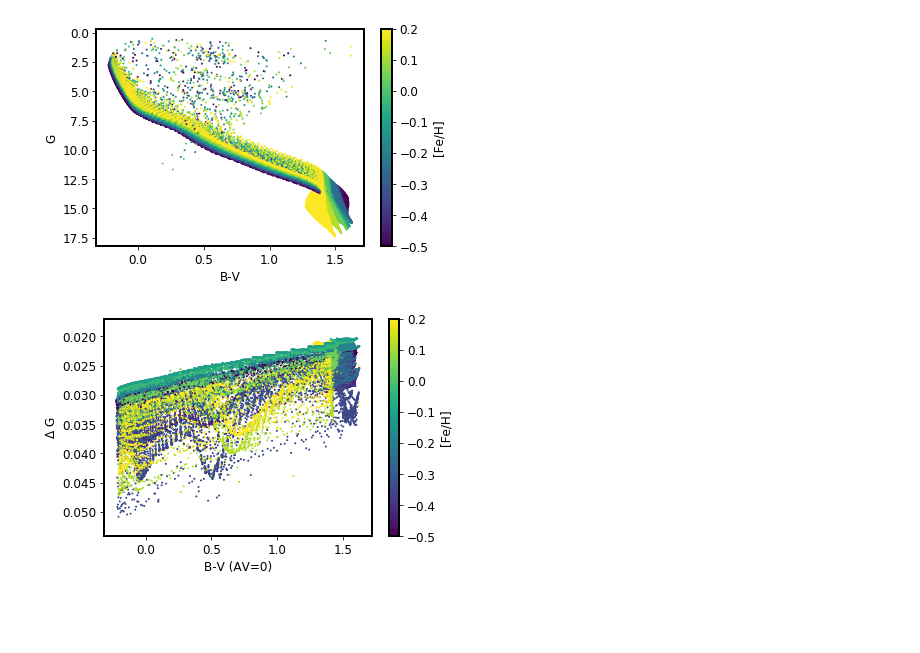
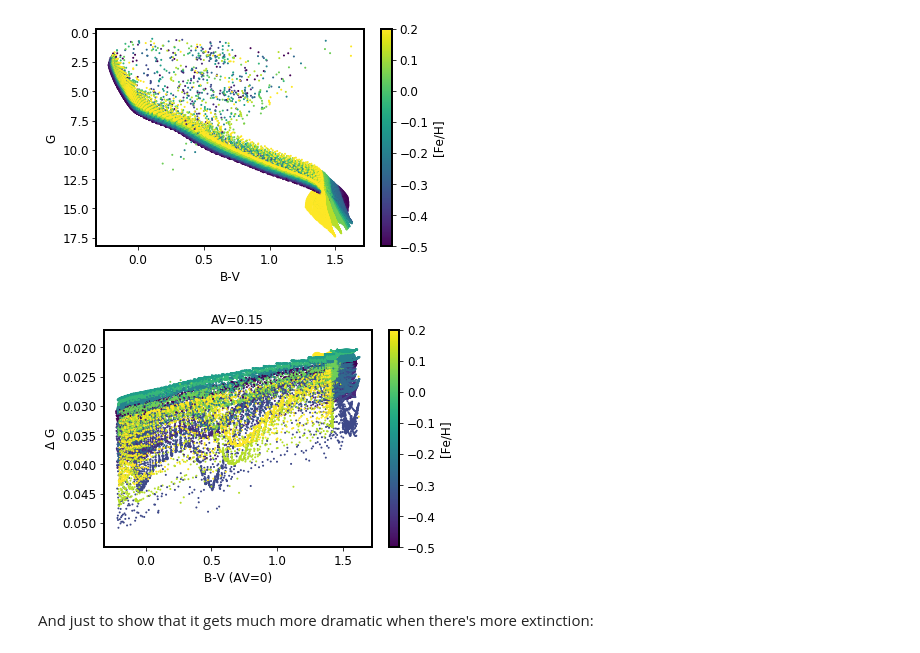
Before and after one commit to timothydmorton/isochrones, a Jupyter notebook: notebooks/G-band-dust.ipynb, the cells around one changed output. Saved outputs shown, nothing was run; the diff lists cells and outputs as text; code cells hidden in the pictures; blank space fills up the shorter version.

```diff
--- a/notebooks/G-band-dust.ipynb
+++ b/notebooks/G-band-dust.ipynb
@@ -55,9 +55,12 @@ G2, BmV2, feh_flat2 = calculate_stuff(AV=0.15)
 # %%
 fig, ax = plt.subplots(1,1)
 cax = ax.scatter(BmV, G2 - G, c=feh_flat2, cmap='viridis', s=1)
 ax.invert_yaxis()
 ax.set_xlabel('B-V (AV=0)')
 ax.set_ylabel('$\Delta$ G')
+ax.set_title('AV=0.15')
 fig.colorbar(cax, label='[Fe/H]');
 # %% [output]
-[figure, old version]
+[figure, new version]
+# %% [markdown]
+And just to show that it gets much more dramatic when there's more extinction:
```
Also changed, not shown: parts of 2 cells of this notebook.
